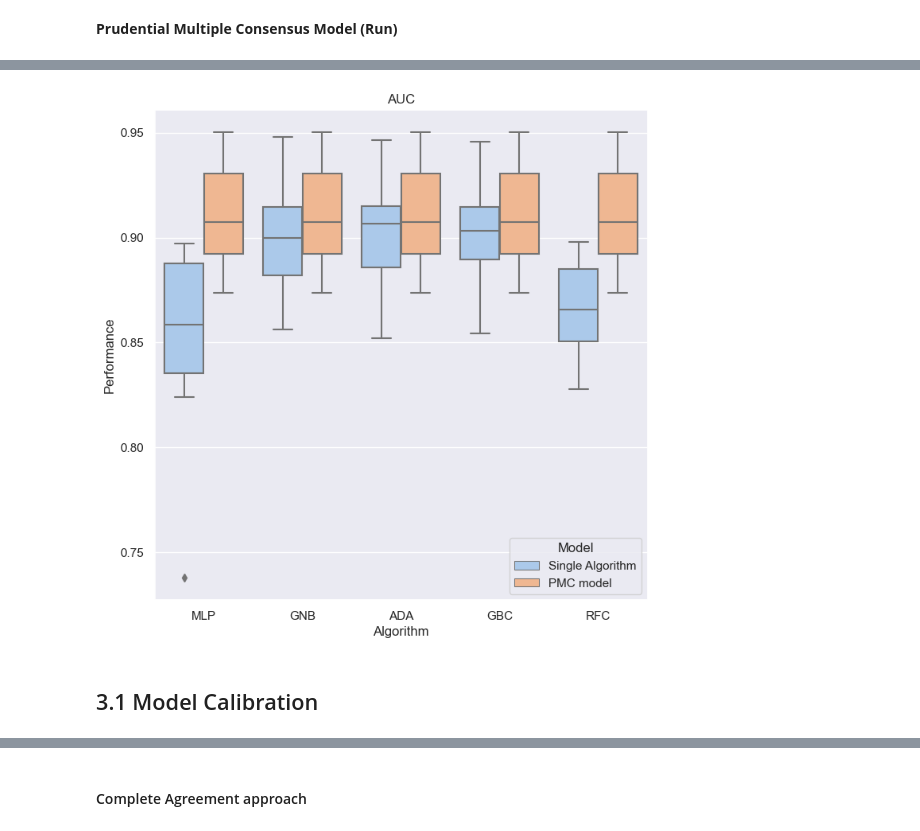
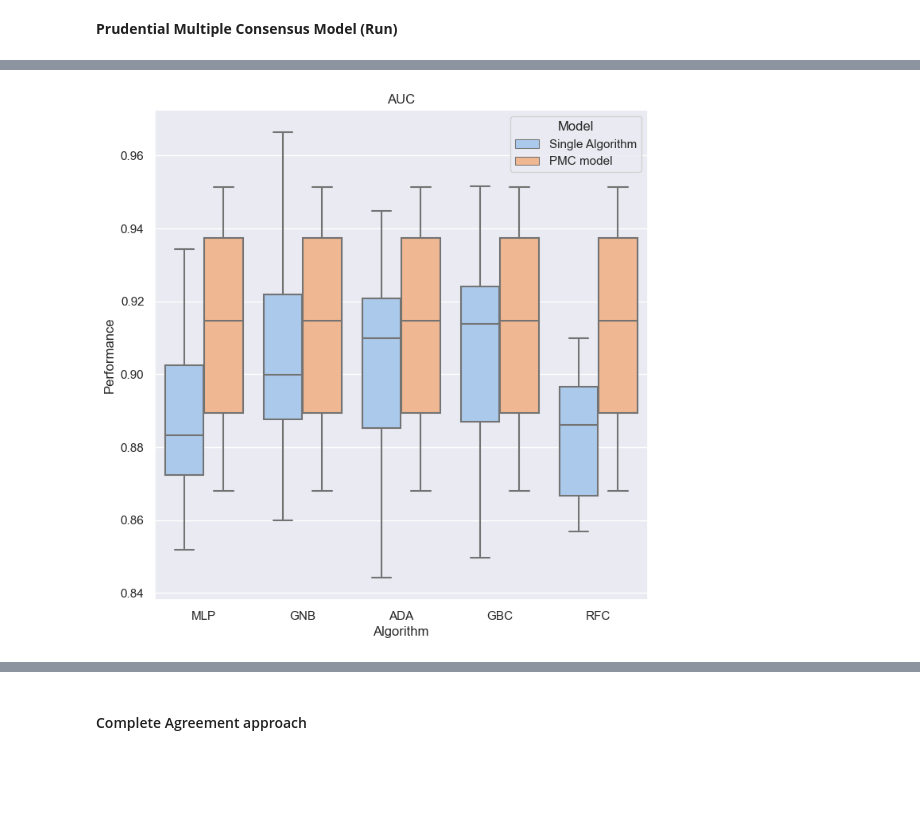
Before and after one commit to TheKienLe/ML_credit_card_fraud_detection, a Jupyter notebook: Thesis.ipynb, the cells around one changed output, grey strips where cells are left out. Saved outputs shown, nothing was run; the diff lists cells and outputs as text; code cells hidden in the pictures; blank space fills up the shorter version.

```diff
--- a/Thesis.ipynb
+++ b/Thesis.ipynb
@@ -893,4 +1482,3 @@ plot_algo_comparison(dict_score_imba_border)
 # %%
-for metric in metrics:
-    bf_af_comparison(dict_score_imba_smote, dict_score_imba_border, score=metric, bf='SMOTE', af='SMOTEBorderline')
+bf_af_comparison(dict_score_imba_SMOTE, dict_score_imba_border, score='AUC', bf='SMOTE', af='SMOTEBorderline')
 # %% [output]
@@ -990,6 +1713,6 @@ CV auc score: 0.867 +/- 0.022
 # %%
 # save the result
-dict_score_imba_adasyn = {'Sensitivity': sensi_score.copy(), 'Fallout' : fallout_score.copy(), 'AUC' : auc_score.copy()}
+dict_score_imba_ADASYN = {'Sensitivity': sensi_score.copy(), 'Fallout' : fallout_score.copy(), 'AUC' : auc_score.copy()}
 
-plot_algo_comparison(dict_score_imba_adasyn)
+plot_algo_comparison(dict_score_imba_ADASYN)
 # %% [output]
@@ -997,4 +1720,4 @@ plot_algo_comparison(dict_score_imba_adasyn)
 # %%
 for metric in metrics:
-    bf_af_comparison(dict_score_imba_smote, dict_score_imba_adasyn, score=metric, bf='SMOTE', af='ADASYN')
+    bf_af_comparison(dict_score_imba_SMOTE, dict_score_imba_ADASYN, score=metric, bf='SMOTE', af='ADASYN')
 # %% [output]
@@ -1101,36 +1844,3 @@ def PMC_comparison(dict_score_bf, dict_score_af, score='AUC', hue="Model", bf="S
-# %%
-from itertools import combinations
-def sigmoid(x):
-    return 1 / (1 + np.exp(-x))
-
-def PMC_model(algorithms, X_train, y_train, X_test, n_comb=5):
-
-  comb = list(combinations(range(len(algorithms)), n_comb))
-  result = np.zeros([len(X_test), len(comb)], dtype = np.int32)
-
-  for comb_index, algo_index in enumerate(comb):
-      algo_value = [algorithms[i] for i in algo_index]
-      # print(algo_value)
-
-      # Step 3: Calculate sigmoid mean of prediction
-      proba = 1-pred_proba
-      proba_mean = np.array([np.mean(proba[test_index[0]+i, algo_index]) for i in range(len(X_test))])
-
-      # Step 4: Use majority vote for classification
-      w1 = np.zeros(len(X), dtype = np.int32)
-      w2 = np.zeros(len(X), dtype = np.int32)
-
-      for i in range(len(X_test)):
-        for j in algo_index:
-          if (pred_value[i+test_index[0],j] == 0) and (proba[i+test_index[0],j] > proba_mean[i]):
-            w1[i] += 1
-          else:
-            w2[i] += 1
-
-        if w1[i] < w2[i]:
-          result[i,comb_index] += 1
-
-  return result
 # %% [markdown]
 **Prudential Multiple Consensus Model (Run)**
 # %%
@@ -1255,10 +1978,8 @@ df_algo_all
 # %%
 dict_score_PMC = {'Sensitivity': sensi_score_PMC.copy(), 'Fallout' : fallout_score_PMC.copy(), 'AUC' : auc_score_PMC.copy()}
 # %%
-PMC_comparison(dict_score_imba_adasyn, dict_score_PMC, score='AUC')
+PMC_comparison(dict_score_imba_SMOTE, dict_score_PMC, score='AUC')
 # %% [output]
-[figure, old version]
+[figure, new version]
 # %%
 pd.DataFrame(dict_score_PMC,columns=metrics).to_csv('dict_score_PMC.csv')
-# %% [markdown]
-## 3.1 Model Calibration
```
Also changed, not shown: parts of 143 cells of this notebook.
